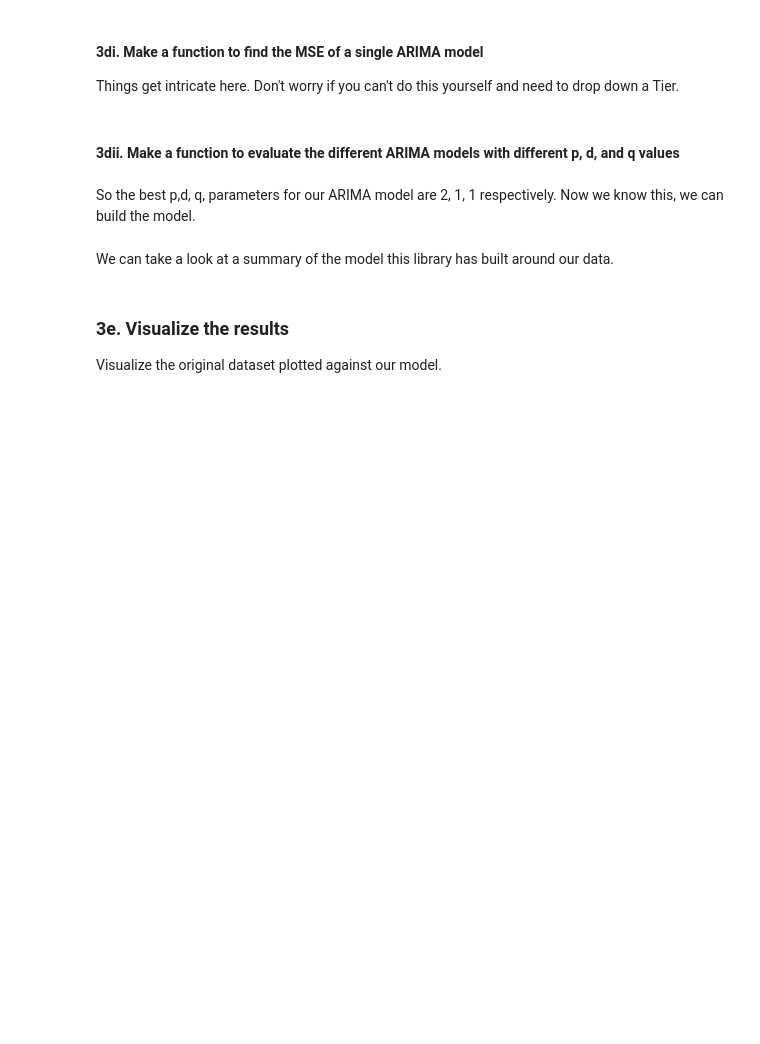
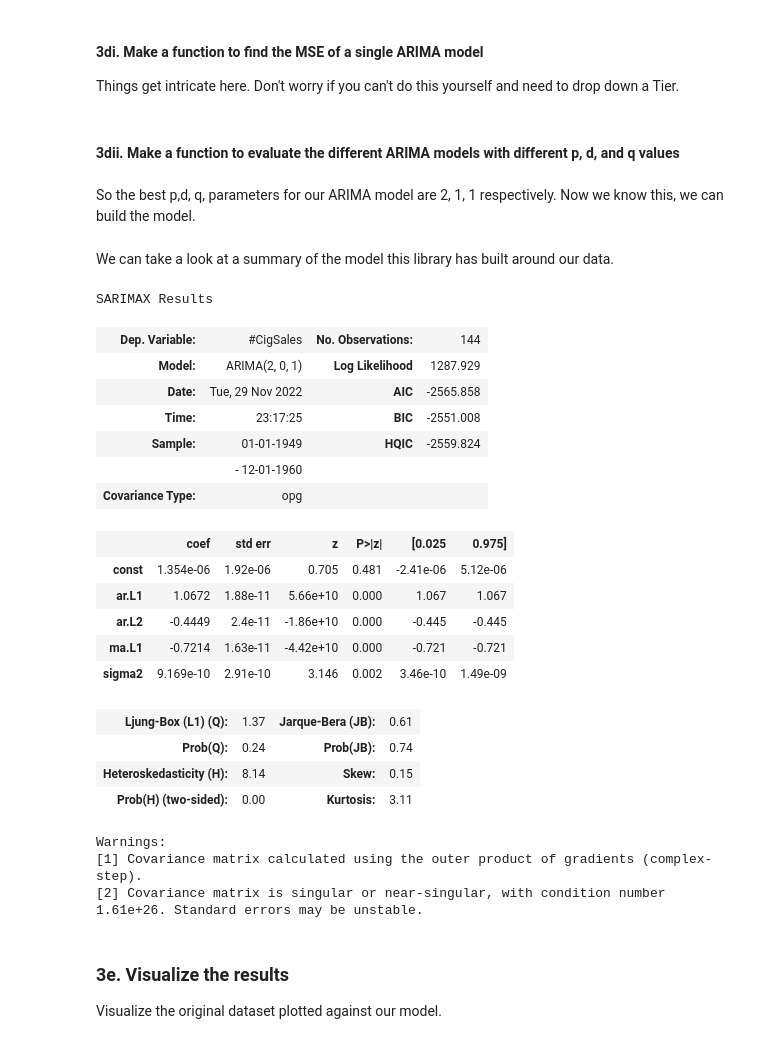
Before and after one commit to curlsloth/SpringboardDataScienceExercises, a Jupyter notebook: 21.1_CowboysCigrettesCaseStudy/Cowboy Cigarettes Case Study - Tier 3.ipynb, the cells around one changed output. Saved outputs shown, nothing was run; the diff lists cells and outputs as text; code cells hidden in the pictures; blank space fills up the shorter version.

```diff
--- a/21.1_CowboysCigrettesCaseStudy/Cowboy Cigarettes Case Study - Tier 3.ipynb
+++ b/21.1_CowboysCigrettesCaseStudy/Cowboy Cigarettes Case Study - Tier 3.ipynb
@@ -356,3 +428,27 @@ _ _ _
+# %%
+model_fit.summary()
+# %% [output]
+SARIMAX Results
+| Dep. Variable: | #CigSales | No. Observations: | 144 |
+| Model: | ARIMA(2, 0, 1) | Log Likelihood | 1287.929 |
+| Date: | Tue, 29 Nov 2022 | AIC | -2565.858 |
+| Time: | 23:17:25 | BIC | -2551.008 |
+| Sample: | 01-01-1949 | HQIC | -2559.824 |
+|  | - 12-01-1960 |  |  |
+| Covariance Type: | opg |  |  |
+|  | coef | std err | z | P>|z| | [0.025 | 0.975] |
+| const | 1.354e-06 | 1.92e-06 | 0.705 | 0.481 | -2.41e-06 | 5.12e-06 |
+| ar.L1 | 1.0672 | 1.88e-11 | 5.66e+10 | 0.000 | 1.067 | 1.067 |
+| ar.L2 | -0.4449 | 2.4e-11 | -1.86e+10 | 0.000 | -0.445 | -0.445 |
+| ma.L1 | -0.7214 | 1.63e-11 | -4.42e+10 | 0.000 | -0.721 | -0.721 |
+| sigma2 | 9.169e-10 | 2.91e-10 | 3.146 | 0.002 | 3.46e-10 | 1.49e-09 |
+| Ljung-Box (L1) (Q): | 1.37 | Jarque-Bera (JB): | 0.61 |
+| Prob(Q): | 0.24 | Prob(JB): | 0.74 |
+| Heteroskedasticity (H): | 8.14 | Skew: | 0.15 |
+| Prob(H) (two-sided): | 0.00 | Kurtosis: | 3.11 |
+Warnings:
+[1] Covariance matrix calculated using the outer product of gradients (complex-step).
+[2] Covariance matrix is singular or near-singular, with condition number 1.61e+26. Standard errors may be unstable.
 # %% [markdown]
 ### 3e. Visualize the results
 
```
Also changed, not shown: parts of 17 cells of this notebook.
